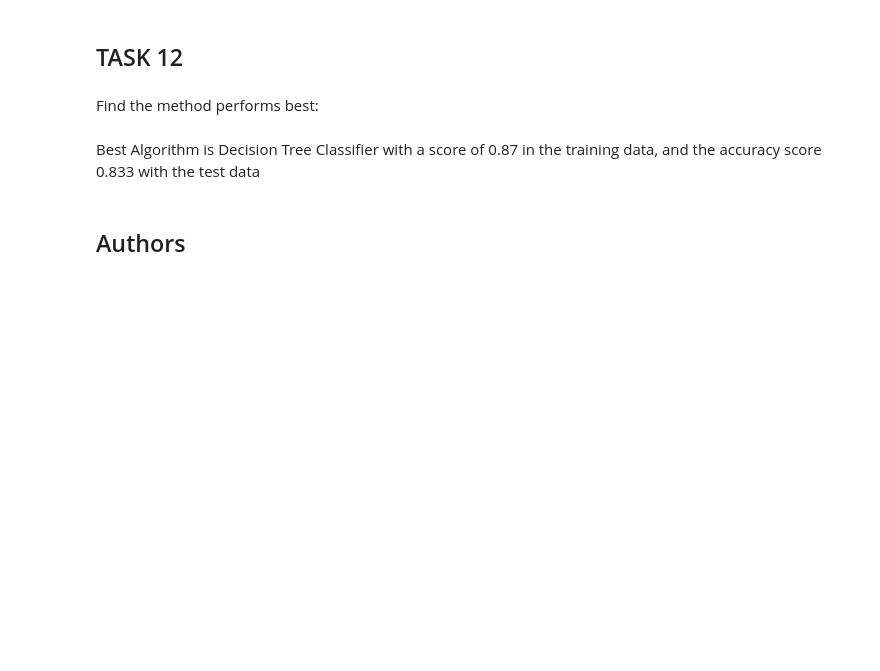
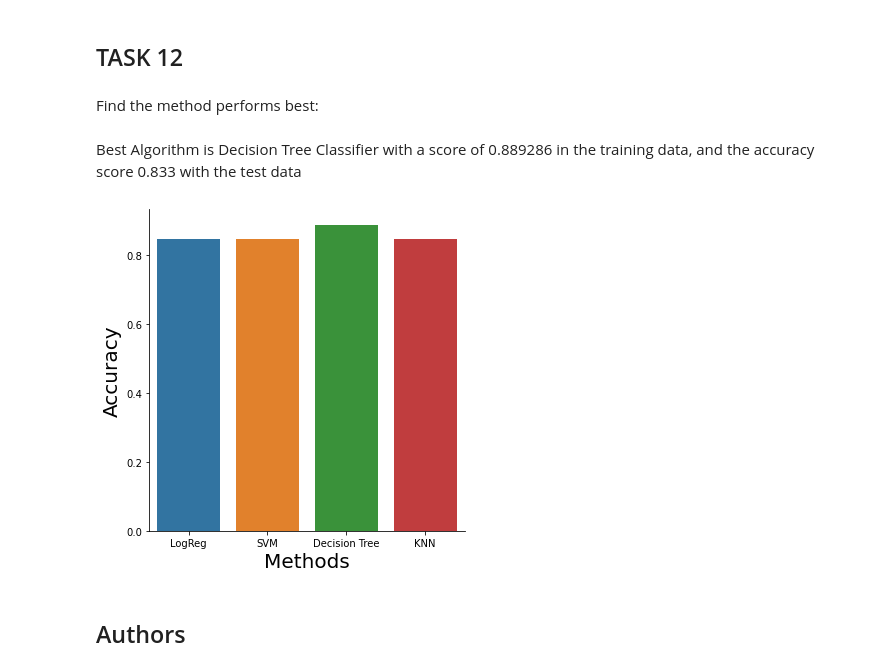
Before and after one commit to ThanhDart/Capstone---Space-X-, a Jupyter notebook: Predictive Algorithm.ipynb, the cells around one changed output. Cells and saved outputs as stored; diff of their text form; code cells hidden in the pictures; blank space fills up the shorter version.

```diff
--- a/Predictive Algorithm.ipynb
+++ b/Predictive Algorithm.ipynb
@@ -279,3 +279,6 @@ yhat = knn_cv.predict(X_test)
 plot_confusion_matrix(Y_test,yhat)
 # %% [output]
 [figure]
+# %%
+Classifiers={'Methods':['LogReg','SVM','Decision Tree','KNN'],'Accuracy':[logreg_cv.best_score_,svm_cv.best_score_,tree_cv.best_score_,knn_cv.best_score_]}
+Classifiers_frame=pd.DataFrame.from_dict(Classifiers)
@@ -284,7 +295,14 @@ plot_confusion_matrix(Y_test,yhat)
 # %% [markdown]
 Find the method performs best:
 # %% [markdown]
-Best Algorithm is Decision Tree Classifier with a score of 0.87 in the training data, and the accuracy score 0.833 with the test data
+Best Algorithm is Decision Tree Classifier with a score of 0.889286 in the training data, and the accuracy score 0.833 with the test data
+# %%
+sns.catplot(x="Methods",y="Accuracy", kind="bar",data=Classifiers_frame)
+plt.xlabel("Methods",fontsize=20)
+plt.ylabel("Accuracy",fontsize=20)
+plt.show()
+# %% [output]
+[figure, added]
 # %% [markdown]
 ## Authors
 # %% [markdown]
```
Also changed, not shown: parts of 2 cells of this notebook.
